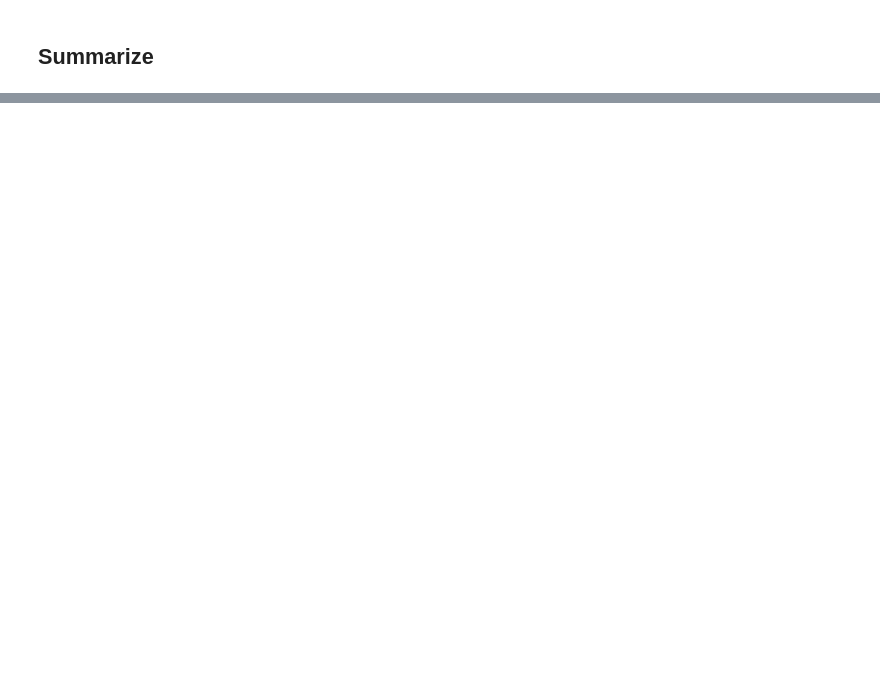
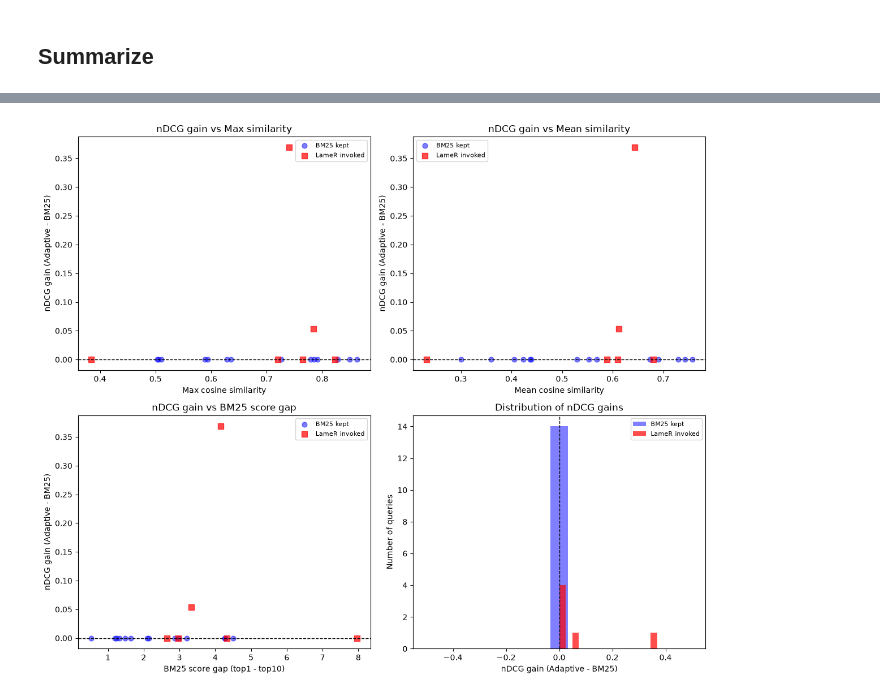
Before and after one commit to hanazouari23/Multi-Agent-Ensemble-for-Search-Through-Reinforcement-Optimization-MAESTRO-, a Jupyter notebook: notebooks/adaptive_lamer.ipynb, the cells around one changed output, grey strips where cells are left out. Saved outputs shown, nothing was run; the diff lists cells and outputs as text; code cells hidden in the pictures; blank space fills up the shorter version.

```diff
--- a/notebooks/adaptive_lamer.ipynb
+++ b/notebooks/adaptive_lamer.ipynb
@@ -197,15 +258,28 @@ lamer_agent = LameRAgent(
     top_k_final=cfg.TOP_K_FINAL,
     model_name=LLM_NAME,
 )
+
+# Load the classifier trained on outputs/lamer_labels.csv.
+lamer_artifact = joblib.load(cfg.LAMER_CLASSIFIER_PATH)
+lamer_classifier = lamer_artifact["model"]
+_classifier_feature_columns = lamer_artifact.get("features", _CLASSIFIER_FEATURE_COLUMNS)
 # %% [output]
 [LameR] LLM client config: base_url=https://hub.nhr.fau.de/api/llmgw/v1, model=google/gemma-4-E4B-it
 # %% [markdown]
 ## Load data
 # %%
-queries = load_queries(cfg.QUERIES_PATH, num_queries=cfg.NUM_QUERIES)
+queries = load_queries(cfg.QUERIES_PATH, num_queries=None)
 qrels = load_qrels(cfg.QRELS_PATH)
 
-print(f"Loaded {len(queries)} queries.")
+# Keep only queries that have at least one relevant document in the qrels.
+queries = [
+    (query_id, query_text)
+    for query_id, query_text in queries
+    if any(grade > 0 for grade in qrels.get(query_id, {}).values())
+]
+queries = queries[:cfg.NUM_QUERIES]
+
+print(f"Loaded {len(queries)} queries with at least one relevant document.")
 print(f"Loaded qrels for {len(qrels)} queries.")
 # %% [output]
 Loaded 20 queries.
@@ -357,0 +467,63 @@ BM25       Recall@100:   0.5250
+# %%
+import matplotlib.pyplot as plt
+
+# Prefer live records, but fall back to saved CSV so this cell can be re-run independently.
+if "records" in globals() and records and "bm25_score_gap" in records[0]:
+    df_plot = pd.DataFrame(records)
+    source = "live records"
+else:
+    df_plot = pd.read_csv(cfg.OUTPUT_CSV)
+    source = f"saved CSV ({cfg.OUTPUT_CSV})"
+
+if "bm25_score_gap" not in df_plot.columns:
+    raise KeyError(
+        "'bm25_score_gap' is missing. Please re-run the evaluation cell above "
+        "so the CSV includes the new column."
+    )
+
+print(f"Plotting from {source} ({len(df_plot)} queries)")
+
+df_lamer = df_plot[df_plot["used_lamer"]]
+df_nolamer = df_plot[~df_plot["used_lamer"]]
+
+fig, axes = plt.subplots(2, 2, figsize=(12, 10))
+
+def scatter_with_lines(ax, x_col, x_label, title):
+    ax.scatter(
+        df_nolamer[x_col], df_nolamer["ndcg_gain"],
+        c="blue", alpha=0.5, s=40, label="BM25 kept"
+    )
+    ax.scatter(
+        df_lamer[x_col], df_lamer["ndcg_gain"],
+        c="red", alpha=0.7, s=60, marker="s", label="LameR invoked"
+    )
+    ax.axhline(0, color="black", linestyle="--", linewidth=1)
+    ax.set_xlabel(x_label)
+    ax.set_ylabel("nDCG gain (Adaptive - BM25)")
+    ax.set_title(title)
+    ax.legend(loc="best", fontsize=8)
+
+scatter_with_lines(
+    axes[0, 0], "max_similarity", "Max cosine similarity", "nDCG gain vs Max similarity"
+)
+
+scatter_with_lines(
+    axes[0, 1], "mean_similarity", "Mean cosine similarity", "nDCG gain vs Mean similarity"
+)
+
+scatter_with_lines(
+    axes[1, 0], "bm25_score_gap", "BM25 score gap (top1 - top10)", "nDCG gain vs BM25 score gap"
+)
+
+# Summary distribution
+axes[1, 1].hist(df_nolamer["ndcg_gain"], bins=15, alpha=0.5, color="blue", label="BM25 kept")
+axes[1, 1].hist(df_lamer["ndcg_gain"], bins=15, alpha=0.7, color="red", label="LameR invoked")
+axes[1, 1].axvline(0, color="black", linestyle="--", linewidth=1)
+axes[1, 1].set_xlabel("nDCG gain (Adaptive - BM25)")
+axes[1, 1].set_ylabel("Number of queries")
+axes[1, 1].set_title("Distribution of nDCG gains")
+axes[1, 1].legend(loc="best", fontsize=8)
+
+plt.tight_layout()
+plt.show()
+# %% [output]
@@ -357,0 +531 @@ BM25       Recall@100:   0.5250
+[figure, added]
```
Also changed, not shown: parts of 12 cells of this notebook, 10 other files.
